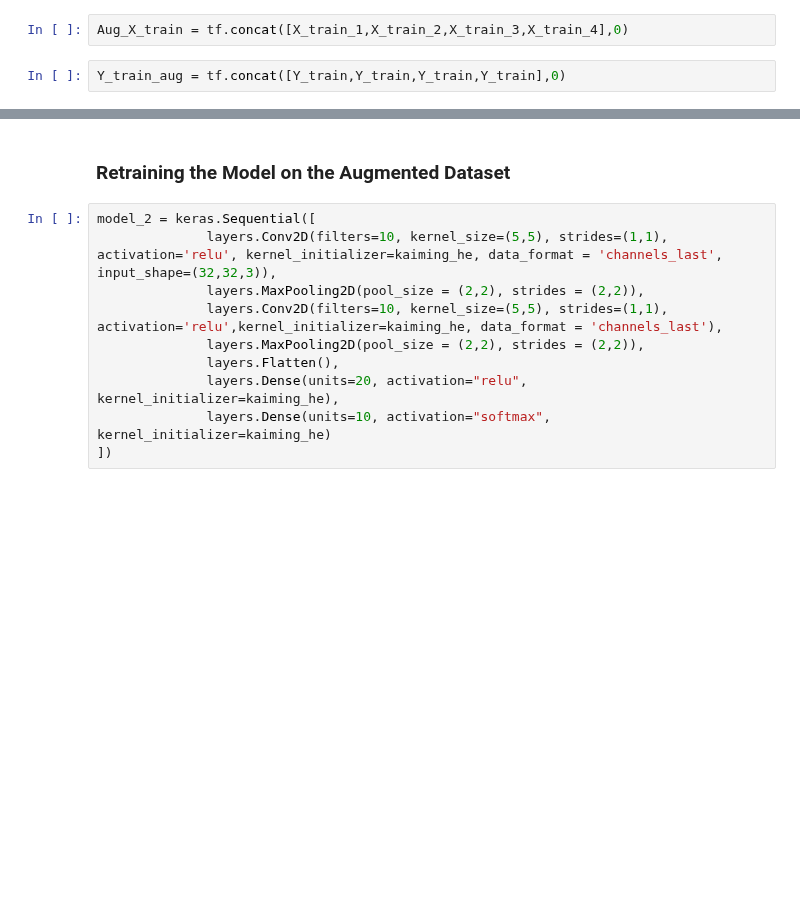
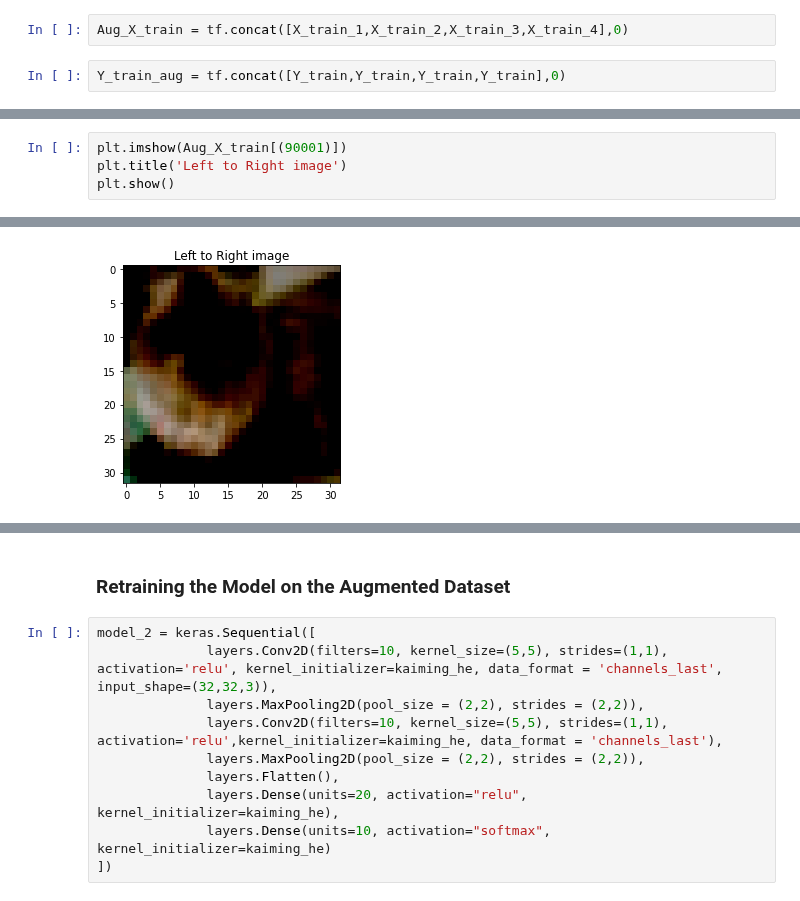
Before and after one commit to ram130849/Deep_Learning_Systems, a Jupyter notebook: TensorFlow/Sushant/DLS_Assignment_3_Part1.ipynb, the cells around one changed output, grey strips where cells are left out. Cells and saved outputs as stored; diff of their text form; blank space fills up the shorter version.

```diff
--- a/TensorFlow/Sushant/DLS_Assignment_3_Part1.ipynb
+++ b/TensorFlow/Sushant/DLS_Assignment_3_Part1.ipynb
@@ -360,0 +378,5 @@ Y_train_aug = tf.concat([Y_train,Y_train,Y_train,Y_train],0)
+# %%
+plt.imshow(Aug_X_train[(90001)])
+plt.title('Left to Right image')
+plt.show()
+# %% [output]
@@ -360,0 +384 @@ Y_train_aug = tf.concat([Y_train,Y_train,Y_train,Y_train],0)
+[figure, added]
```
Also changed, not shown: parts of 6 cells of this notebook.
